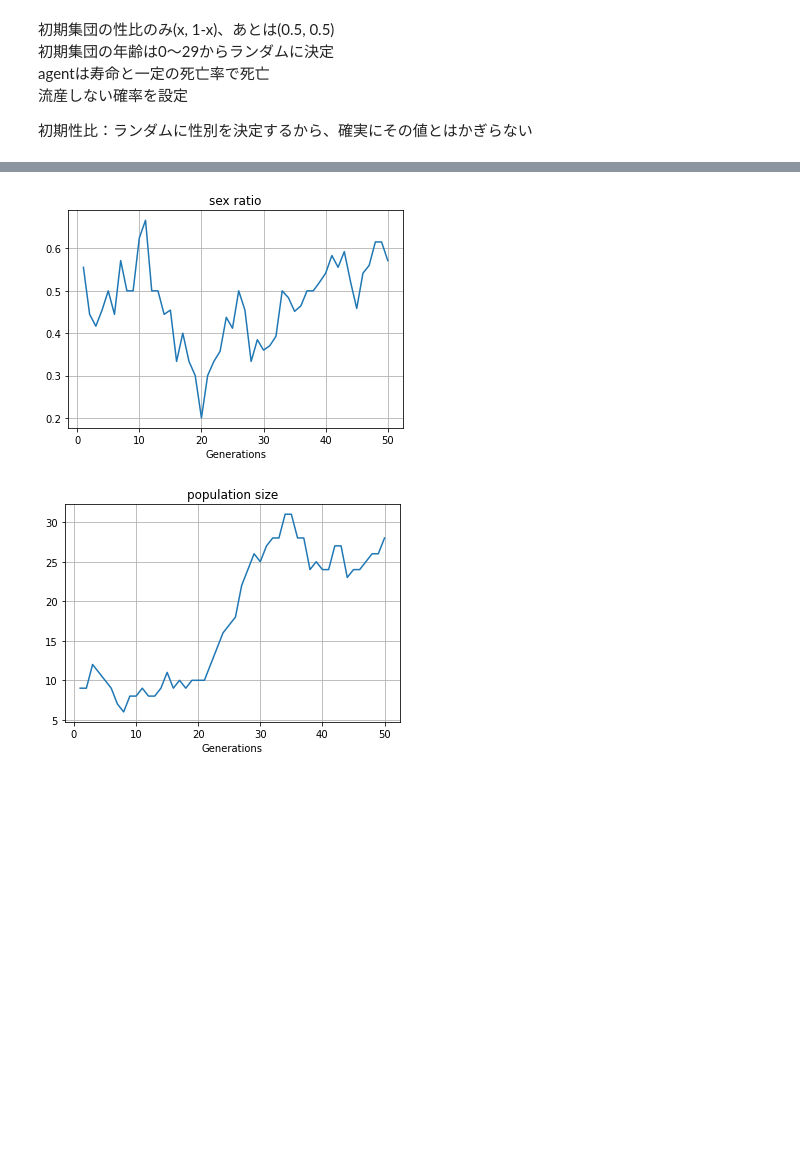
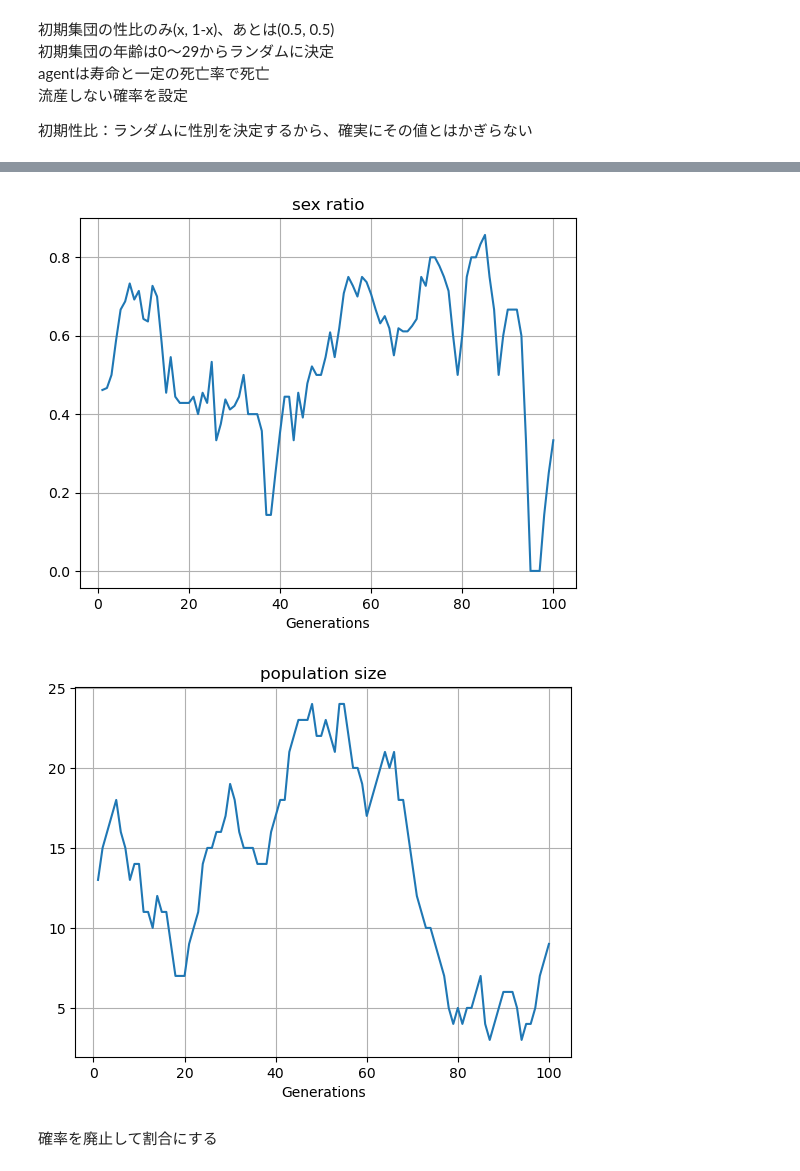
Before and after one commit to hidakakubo/first, a Jupyter notebook: abm_of_rankon.ipynb, the cells around one changed output, grey strips where cells are left out. Drawn from its saved outputs; the diff is of its cells as text; code cells hidden in the pictures; blank space fills up the shorter version.

Commit message:
visualaise

```diff
--- a/abm_of_rankon.ipynb
+++ b/abm_of_rankon.ipynb
@@ -280,7 +280,7 @@ class Simulation():
     # 1世代のシミュレーションを実行
     def run_one_episode(self):
 
-        newegg = self.__copulation()
+        self.__copulation()
 
         for focal in self.population:
             focal.aging()
@@ -333,7 +333,7 @@ main(50, 10, 1000, 30, 5)
 # %%
 # 世代数:50、初期個体数:10、個体数上限:1000、寿命:30、性成熟の年齢:5
 # 初期集団の性比:0.5、accident_rate:1/10, born_rate:0.7
-main(50, 10, 1000, 30, 5, accident_rate=1/10, born_rate=0.7)
+main(100, 10, 1000, 30, 5, accident_rate=1/10, born_rate=0.7)
 # %% [output]
-[figure, old version]
+[figure, new version]
-[figure, old version]
+[figure, new version]
@@ -341,0 +340,2 @@ main(50, 10, 1000, 30, 5, accident_rate=1/10, born_rate=0.7)
+# %% [markdown]
+確率を廃止して割合にする
```
Also changed, not shown: parts of 10 cells of this notebook, 2 other files.
